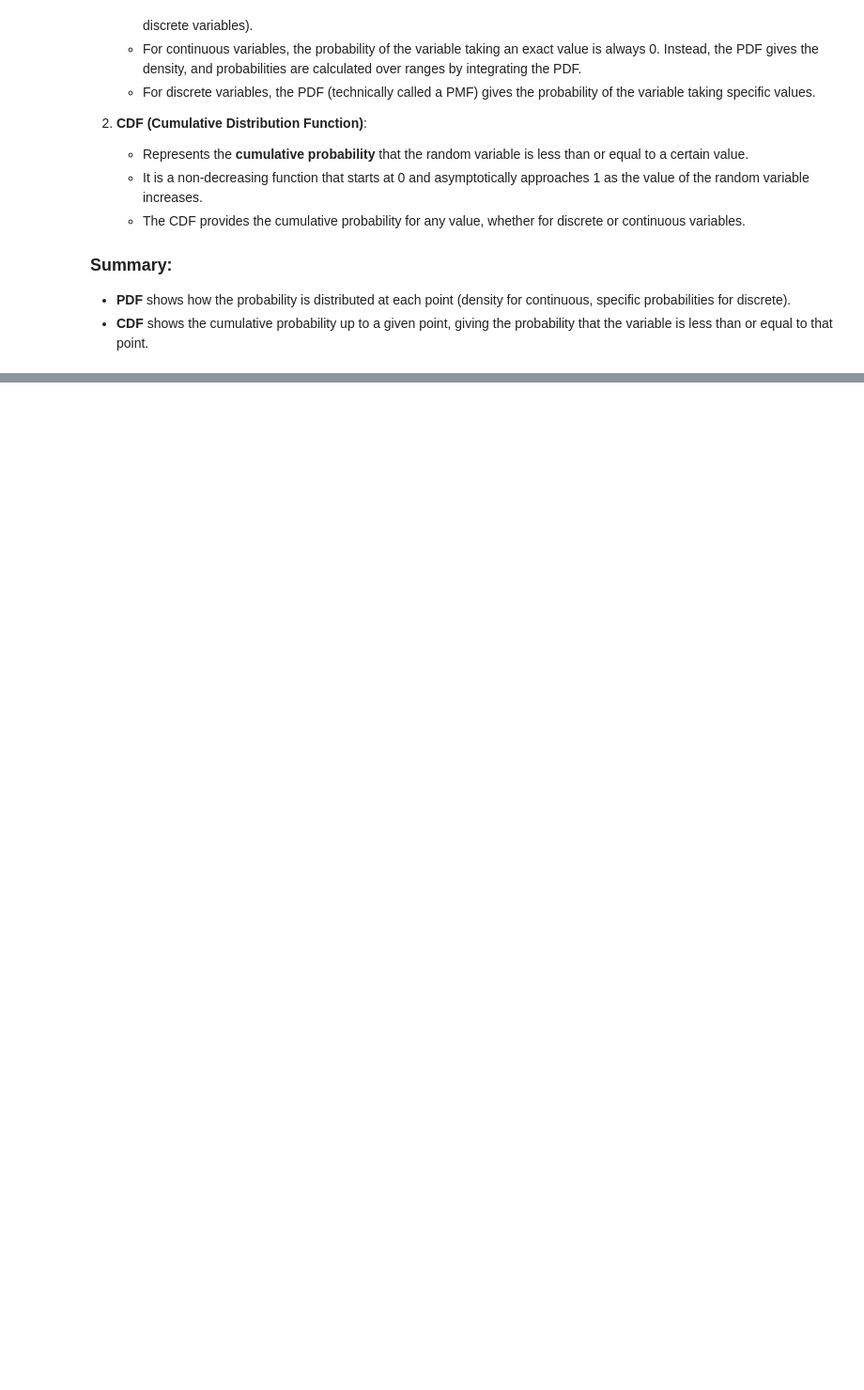
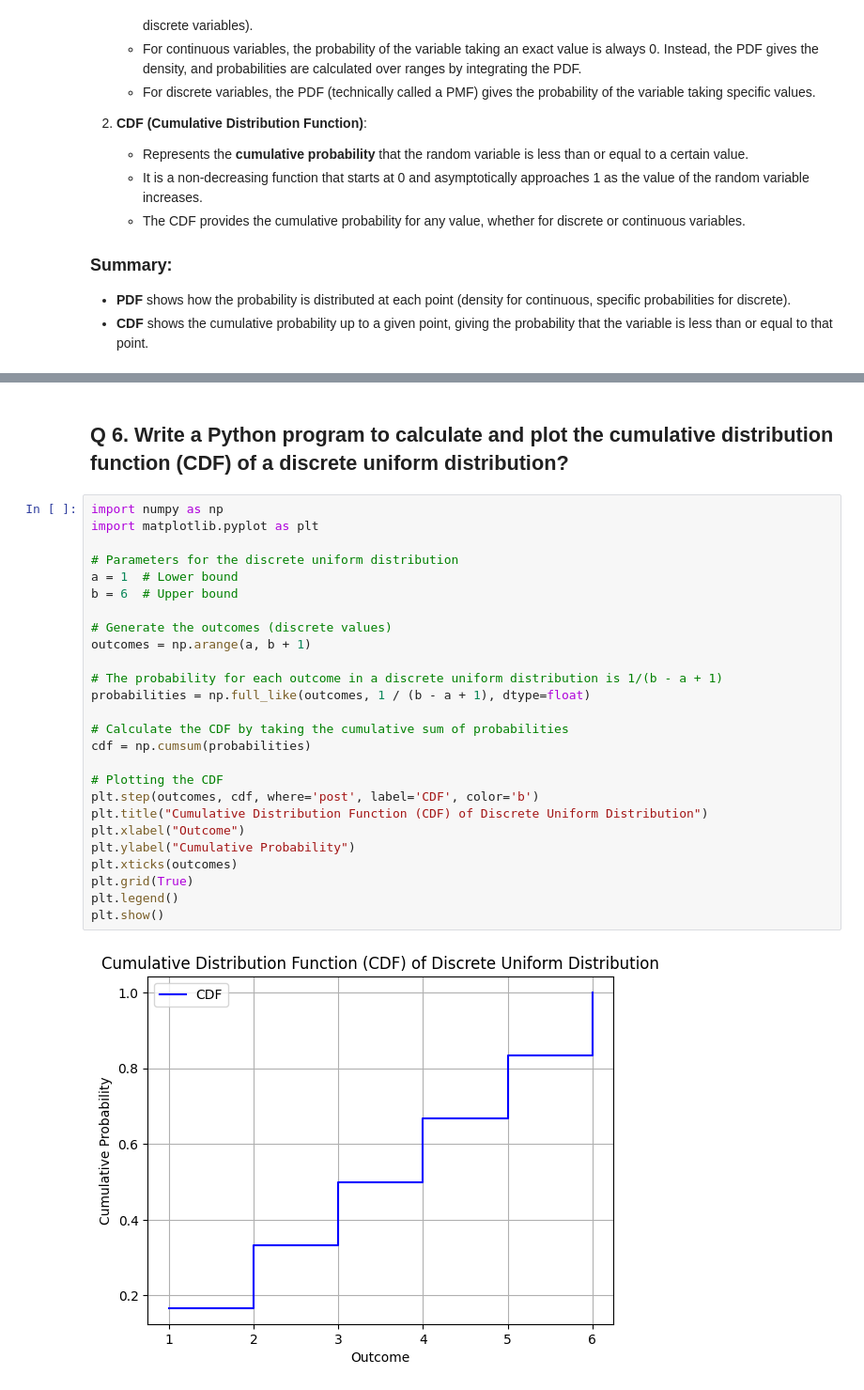
Before and after one commit to Rashmiacekiper/Assignment-1, a Jupyter notebook: Statistics_Advance1_Assignment.ipynb, the cells around one changed output, grey strips where cells are left out. Shown at 94% size. Saved outputs shown, nothing was run; the diff lists cells and outputs as text; blank space fills up the shorter version.

```diff
--- a/Statistics_Advance1_Assignment.ipynb
+++ b/Statistics_Advance1_Assignment.ipynb
@@ -62,0 +531,30 @@ Ans- The key difference between a **Cumulative Distribution Function (CDF)** and
+# %% [markdown]
+## Q 6. Write a Python program to calculate and plot the cumulative distribution function (CDF) of a discrete uniform distribution?
+# %%
+import numpy as np
+import matplotlib.pyplot as plt
+
+# Parameters for the discrete uniform distribution
+a = 1  # Lower bound
+b = 6  # Upper bound
+
+# Generate the outcomes (discrete values)
+outcomes = np.arange(a, b + 1)
+
+# The probability for each outcome in a discrete uniform distribution is 1/(b - a + 1)
+probabilities = np.full_like(outcomes, 1 / (b - a + 1), dtype=float)
+
+# Calculate the CDF by taking the cumulative sum of probabilities
+cdf = np.cumsum(probabilities)
+
+# Plotting the CDF
+plt.step(outcomes, cdf, where='post', label='CDF', color='b')
+plt.title("Cumulative Distribution Function (CDF) of Discrete Uniform Distribution")
+plt.xlabel("Outcome")
+plt.ylabel("Cumulative Probability")
+plt.xticks(outcomes)
+plt.grid(True)
+plt.legend()
+plt.show()
+# %% [output]
+[figure, added]
```
Also changed, not shown: parts of 47 cells of this notebook.
